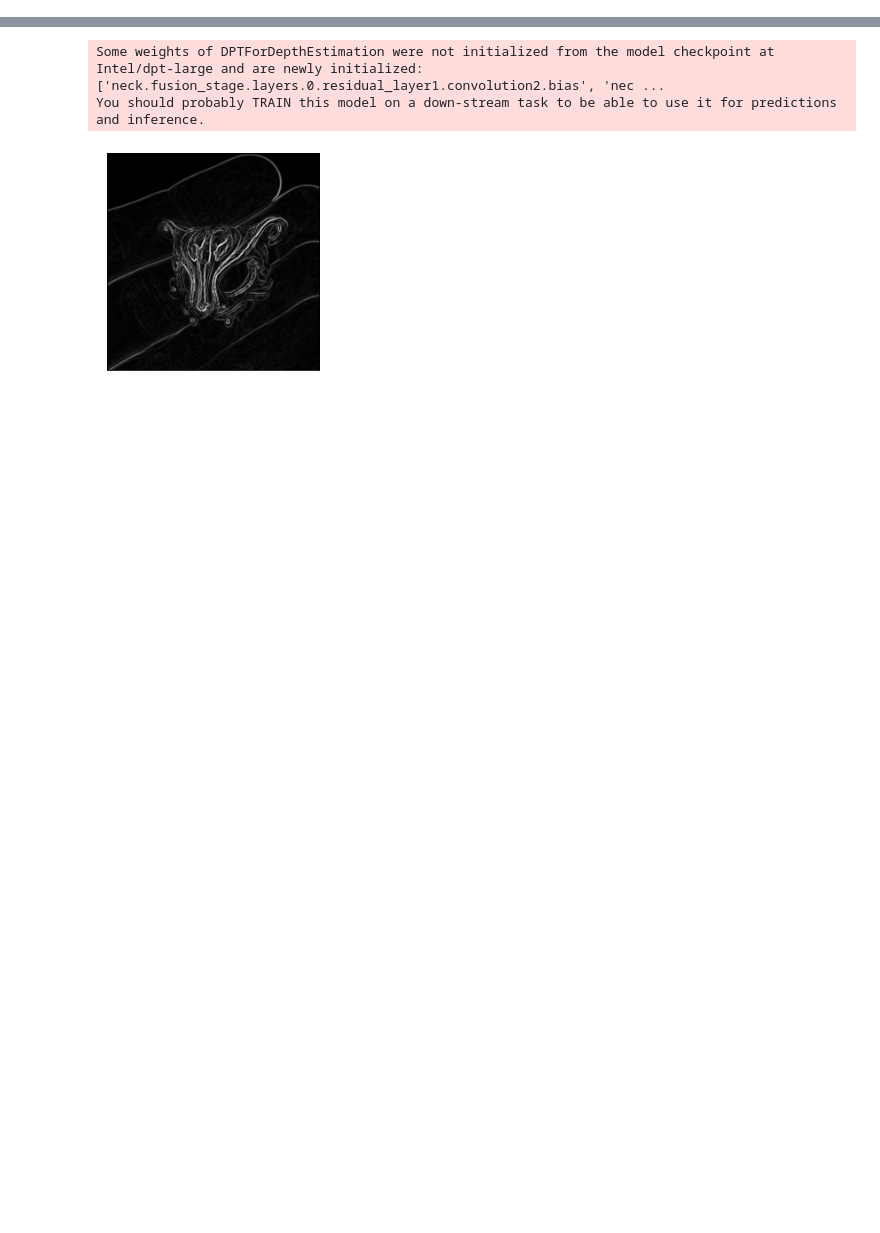
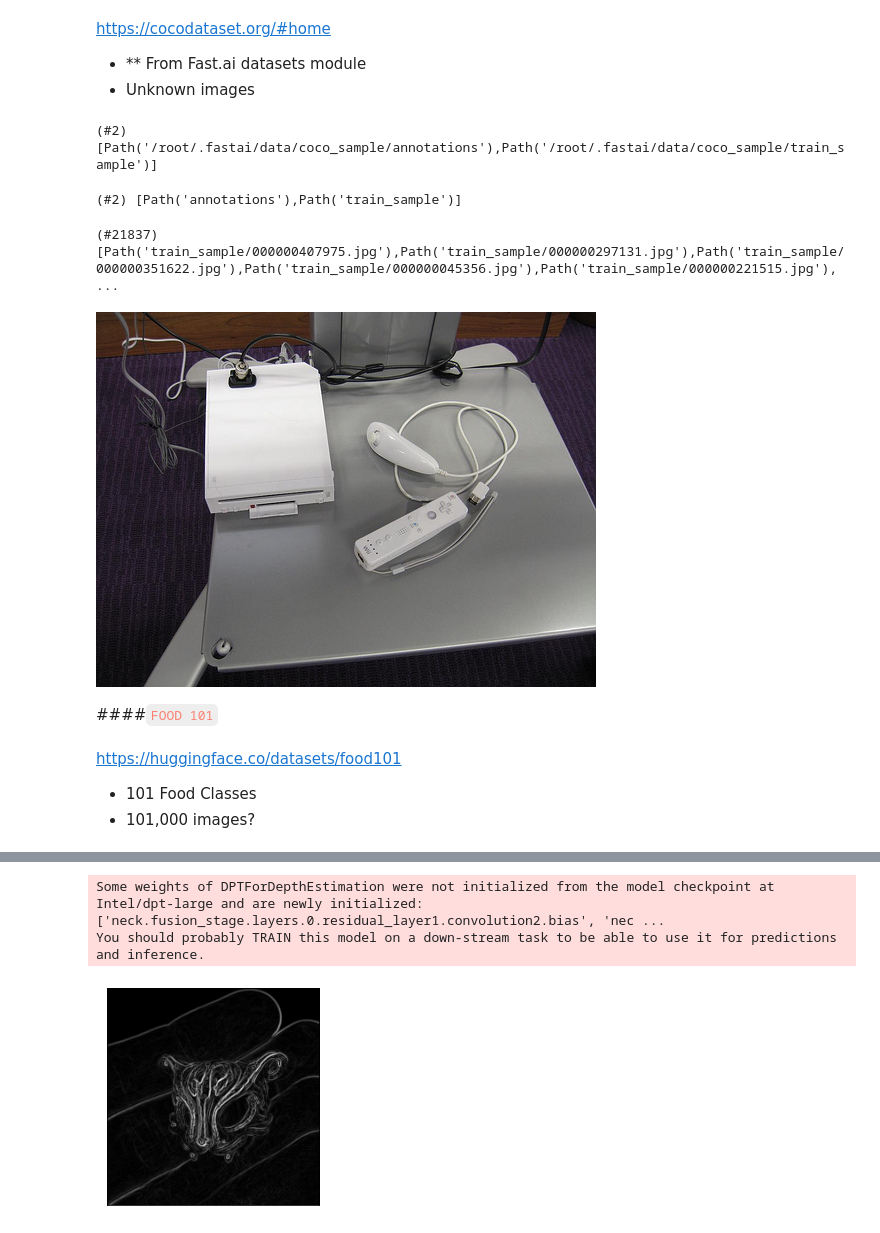
Before and after one commit to ethan-huffington/Ethan-Nikolai, a Jupyter notebook: KaggleCompetition/KaggleCompetitionNeko.ipynb, the cells around one changed output, grey strips where cells are left out. Drawn from its saved outputs; the diff is of its cells as text; code cells hidden in the pictures; blank space fills up the shorter version.

Commit message:
Merged data import code from previous NB

```diff
--- a/KaggleCompetition/KaggleCompetitionNeko.ipynb
+++ b/KaggleCompetition/KaggleCompetitionNeko.ipynb
@@ -0,0 +47,4 @@
+# %% [markdown]
+https://cocodataset.org/#home
+- ** From Fast.ai datasets module
+- Unknown images
@@ -0,0 +53,32 @@
+# %%
+coco_sample = untar_data(URLs.COCO_SAMPLE)
+coco_sample.ls()
+# %% [output]
+(#2) [Path('/root/.fastai/data/coco_sample/annotations'),Path('/root/.fastai/data/coco_sample/train_sample')]
+# %%
+# Makes the ls() contents printout relative to the 'path' folder
+Path.BASE_PATH = coco_sample
+# Show folder contents
+coco_sample.ls()
+# %% [output]
+(#2) [Path('annotations'),Path('train_sample')]
+# %%
+# Look inside sub-folder
+(coco_sample/'train_sample').ls()
+# %% [output]
+(#21837) [Path('train_sample/000000407975.jpg'),Path('train_sample/000000297131.jpg'),Path('train_sample/000000351622.jpg'),Path('train_sample/000000045356.jpg'),Path('train_sample/000000221515.jpg'), ...
+# %%
+# Grab sample image
+coco_im = Image.open('/root/.fastai/data/coco_sample/train_sample/000000407975.jpg')
+
+# Display
+coco_im
+# %% [output]
+[figure, added]
+# %% [markdown]
+####<font color='salmon'>`FOOD 101`</font>
+# %% [markdown]
+https://huggingface.co/datasets/food101
+
+- 101 Food Classes
+- 101,000 images?
```
Also changed, not shown: parts of 26 cells of this notebook.
